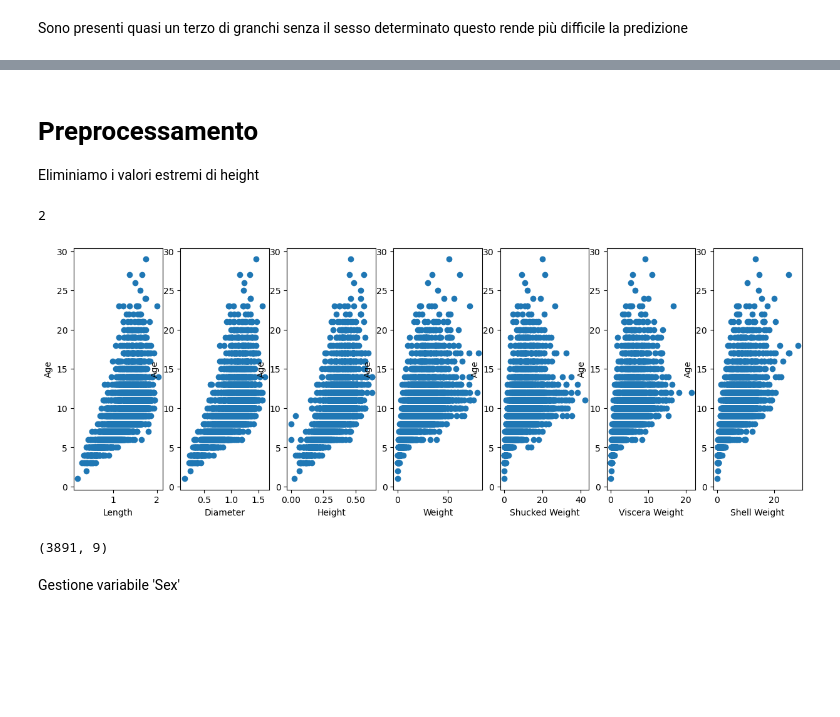
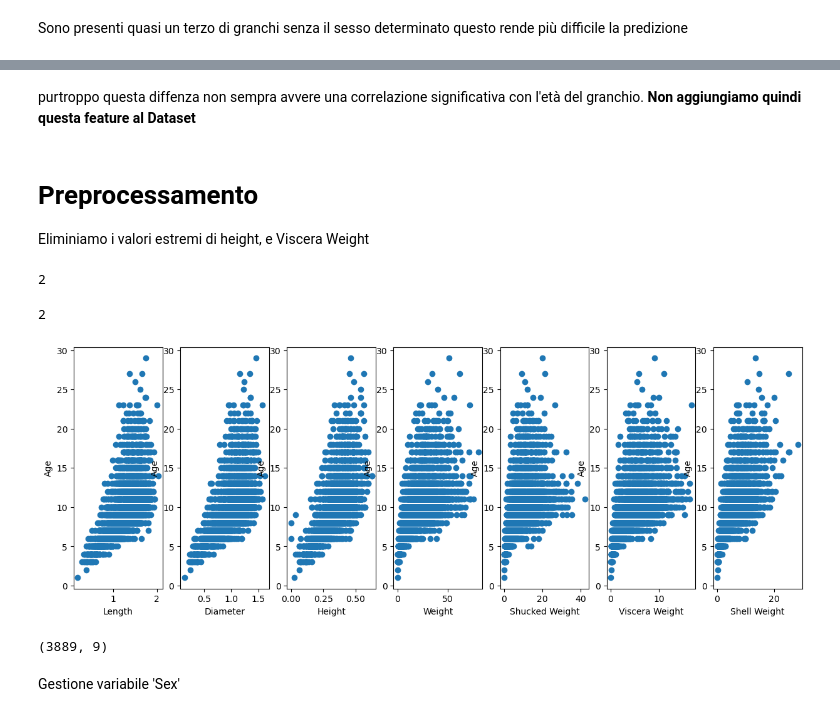
Before and after one commit to ilBollo/DataIntensive_Project_Crab, a Jupyter notebook: age_of_crab.ipynb, the cells around one changed output, grey strips where cells are left out. Drawn from its saved outputs; the diff is of its cells as text; code cells hidden in the pictures; blank space fills up the shorter version.

```diff
--- a/age_of_crab.ipynb
+++ b/age_of_crab.ipynb
@@ -176,8 +171,8 @@ data.describe()
 | max | 2.037500 | 1.625000 | 2.825000 | 80.101512 | 42.184056 | 21.545620 | 28.491248 | 29.000000 |
 # %%
 plt.figure(figsize=(20, 12))
-for i, col in enumerate(float_vars,start=1):
-    plt.subplot(3,3,i,title=col).boxplot(data[col],showmeans=True);
+for i, col in enumerate(numeric_vars,start=1):
+    plt.subplot(3,3,i,title=col).boxplot(dataC[col],showmeans=True);
 # %% [output]
 [figure]
 # %% [markdown]
@@ -188,13 +179,0 @@ Si procede a verificare come i dati numerici siano legati all'età dei granchi
-# %%
-def age_on_numerical_subplot(data,x, y, columns, xlabels):
-    n = len(columns)
-    plt.figure(figsize=(15,5))
-    for i in range(0,n):
-      plt.subplot(x, y, i+1)
-      plt.scatter(data[columns[i]], data["Age"] )
-      plt.xlabel(xlabels[i])
-      plt.ylabel("Age")
-
-age_on_numerical_subplot(data, 1, len(float_vars),
-                          float_vars,
-                          float_vars)
@@ -217,0 +195,11 @@ Sono presenti quasi un terzo di granchi senza il sesso determinato questo rende
+# %%
+def age_on_numerical_subplot(dataC,x, y, columns):
+    n = len(columns)
+    plt.figure(figsize=(15,5))
+    for i in range(0,n):
+      plt.subplot(x, y, i+1)
+      plt.scatter(dataC[columns[i]], dataC["Age"] )
+      plt.xlabel(columns[i])
+      plt.ylabel("Age")
+
+age_on_numerical_subplot(dataC, 1, len(numeric_vars),numeric_vars)
@@ -218,4 +256,7 @@ Sono presenti quasi un terzo di granchi senza il sesso determinato questo rende
+# %% [markdown]
+purtroppo questa diffenza non sempra avvere una correlazione significativa con l'età del granchio.
+**Non  aggiungiamo quindi questa feature al Dataset**
 # %% [markdown]
 # Preprocessamento
-Eliminiamo i valori estremi  di height
+Eliminiamo i valori estremi  di height, e Viscera Weight
 # %%
@@ -223,17 +264,19 @@ Eliminiamo i valori estremi  di height
 # %% [output]
 2
+# %%
+(dataC["Viscera Weight"] > 18).sum()
+# %% [output]
+2
 # %%
-data_r1 = data[data["Height"] <= 0.7]
+dataC = dataC[(dataC["Height"] <= 0.7) & (dataC["Viscera Weight"] <= 18)]
 # %%
-age_on_numerical_subplot(data_r1, 1, len(float_vars),
-                          float_vars,
-                          float_vars)
+age_on_numerical_subplot(dataC, 1, len(numeric_vars), numeric_vars)
 # %% [output]
-[figure, old version]
+[figure, new version]
 # %%
-data_r1.shape
+dataC.shape
 # %% [output]
-(3891, 9)
+(3889, 9)
 # %% [markdown]
 Gestione variabile 'Sex'
 # %%
```
Also changed, not shown: parts of 102 cells of this notebook.
